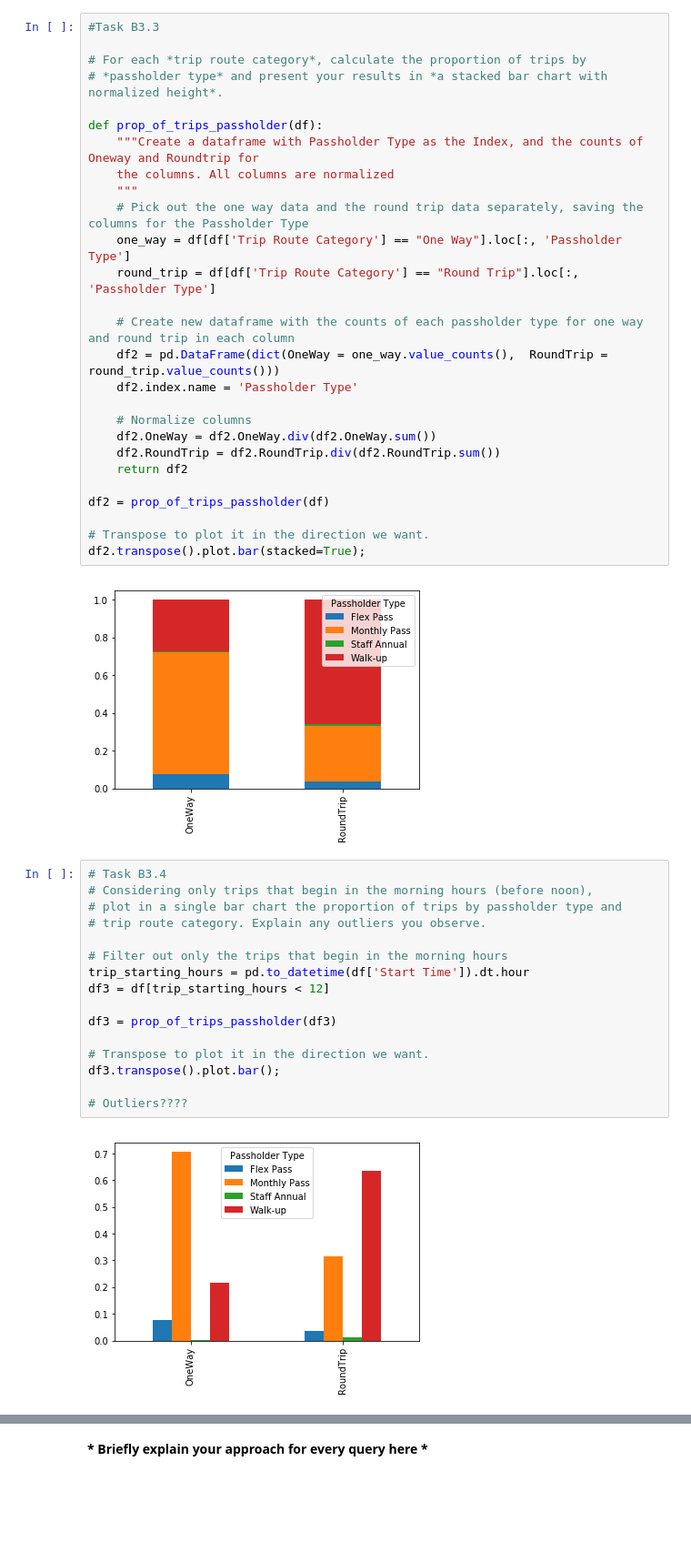
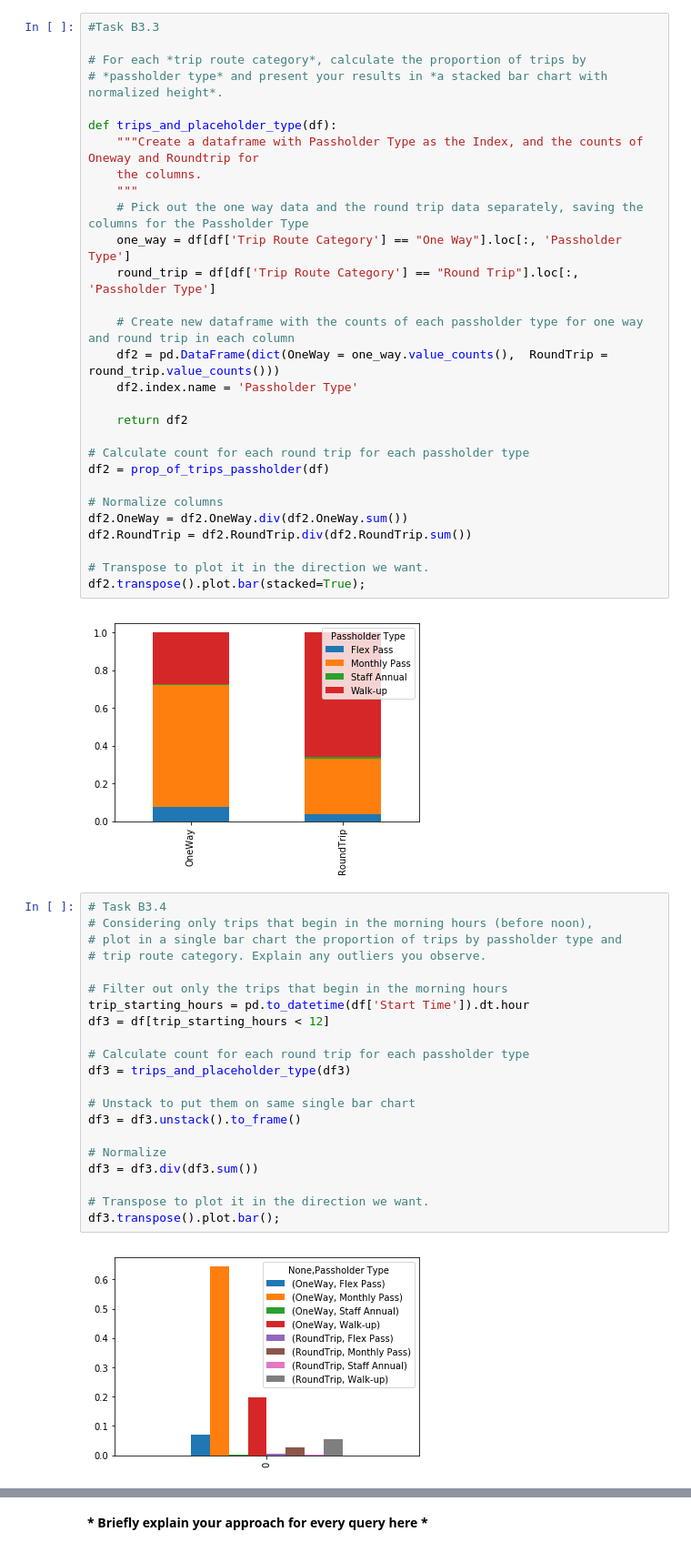
Before and after one commit to emmwel/ADAeda, a Jupyter notebook: David-code/Exercise 1.ipynb, the cells around one changed output, grey strips where cells are left out. Shown: that part at 91% size. Drawn from its saved outputs; the diff is of its cells as text; blank space fills up the shorter version.

```diff
--- a/David-code/Exercise 1.ipynb
+++ b/David-code/Exercise 1.ipynb
@@ -444,9 +441,9 @@ trip_start.hist(bins = 24, range=(0, 24))
 # For each *trip route category*, calculate the proportion of trips by
 # *passholder type* and present your results in *a stacked bar chart with normalized height*.
 
-def prop_of_trips_passholder(df):
+def trips_and_placeholder_type(df):
     """Create a dataframe with Passholder Type as the Index, and the counts of Oneway and Roundtrip for
-    the columns. All columns are normalized
+    the columns.
     """
     # Pick out the one way data and the round trip data separately, saving the columns for the Passholder Type
     one_way = df[df['Trip Route Category'] == "One Way"].loc[:, 'Passholder Type']
@@ -456,12 +453,14 @@ def prop_of_trips_passholder(df):
     df2 = pd.DataFrame(dict(OneWay = one_way.value_counts(),  RoundTrip = round_trip.value_counts()))
     df2.index.name = 'Passholder Type'
 
-    # Normalize columns
-    df2.OneWay = df2.OneWay.div(df2.OneWay.sum())
-    df2.RoundTrip = df2.RoundTrip.div(df2.RoundTrip.sum())
     return df2
 
+# Calculate count for each round trip for each passholder type
 df2 = prop_of_trips_passholder(df)
+
+# Normalize columns
+df2.OneWay = df2.OneWay.div(df2.OneWay.sum())
+df2.RoundTrip = df2.RoundTrip.div(df2.RoundTrip.sum())
 
 # Transpose to plot it in the direction we want.
 df2.transpose().plot.bar(stacked=True);
@@ -470,21 +469,26 @@ df2.transpose().plot.bar(stacked=True);
 # %%
 # Task B3.4
 # Considering only trips that begin in the morning hours (before noon),
 # plot in a single bar chart the proportion of trips by passholder type and
 # trip route category. Explain any outliers you observe.
 
 # Filter out only the trips that begin in the morning hours
 trip_starting_hours = pd.to_datetime(df['Start Time']).dt.hour
 df3 = df[trip_starting_hours < 12]
 
-df3 = prop_of_trips_passholder(df3)
+# Calculate count for each round trip for each passholder type
+df3 = trips_and_placeholder_type(df3)
+
+# Unstack to put them on same single bar chart
+df3 = df3.unstack().to_frame()
+
+# Normalize
+df3 = df3.div(df3.sum())
 
 # Transpose to plot it in the direction we want.
 df3.transpose().plot.bar();
-
-# Outliers????
 # %% [output]
-[figure, old version]
+[figure, new version]
 # %%
 # Task B3.5
 # Separate the hours of the day into two intervals that have (approximately)
```
Also changed, not shown: parts of 3 cells of this notebook.
